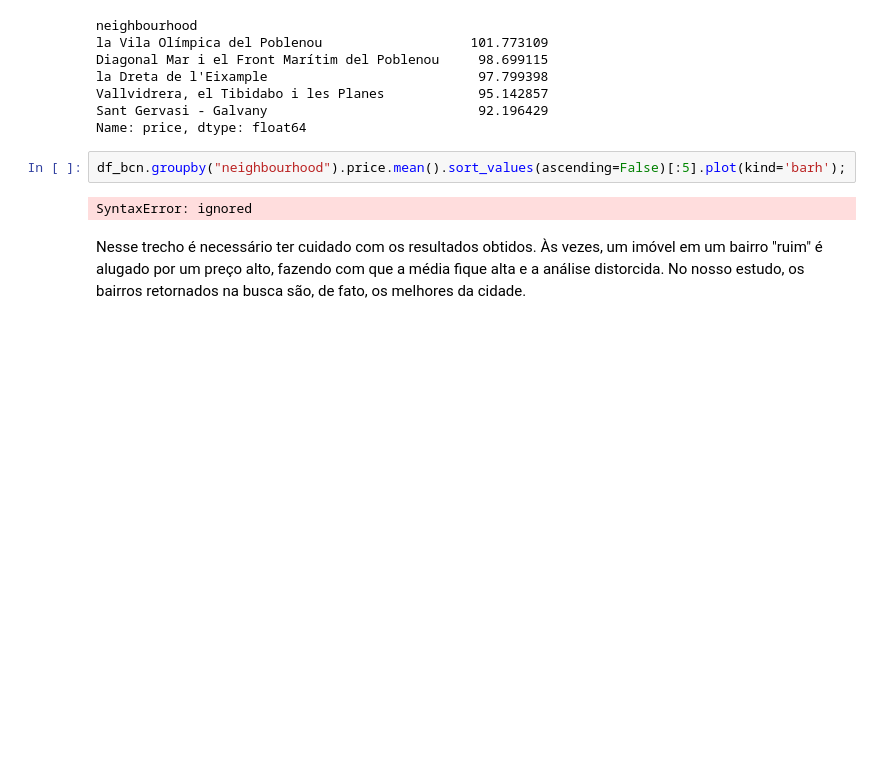
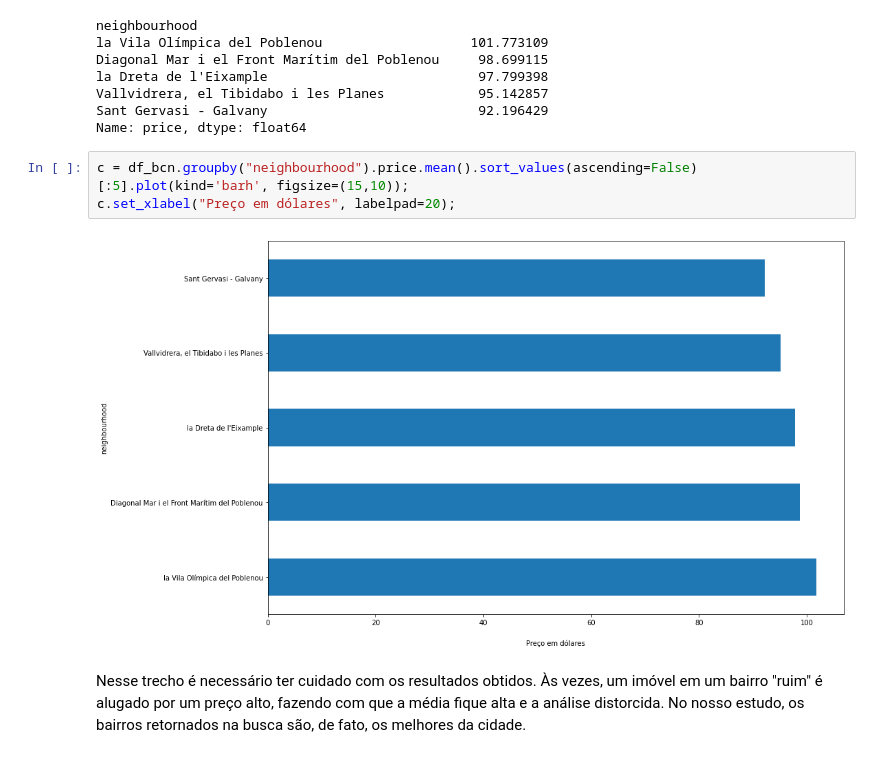
Before and after one commit to henriquepaes1/analiseairbnb, a Jupyter notebook: AirbnbBarcelona.ipynb, the cells around one changed output. Drawn from its saved outputs; the diff is of its cells as text; blank space fills up the shorter version.

```diff
--- a/AirbnbBarcelona.ipynb
+++ b/AirbnbBarcelona.ipynb
@@ -360,9 +362,10 @@ Vallvidrera, el Tibidabo i les Planes            95.142857
 Sant Gervasi - Galvany                           92.196429
 Name: price, dtype: float64
 # %%
-df_bcn.groupby("neighbourhood").price.mean().sort_values(ascending=False)[:5].plot(kind='barh');
+c = df_bcn.groupby("neighbourhood").price.mean().sort_values(ascending=False)[:5].plot(kind='barh', figsize=(15,10));
+c.set_xlabel("Preço em dólares", labelpad=20);
 # %% [output]
-SyntaxError: ignored
+[figure, added]
 # %% [markdown]
 Nesse trecho é necessário ter cuidado com os resultados obtidos. Às vezes, um imóvel em um bairro "ruim" é alugado por um preço alto, fazendo com que a média fique alta e a análise distorcida. No nosso estudo, os bairros retornados na busca são, de fato, os melhores da cidade.
 # %% [markdown]
```
Also changed, not shown: parts of 7 cells of this notebook.
